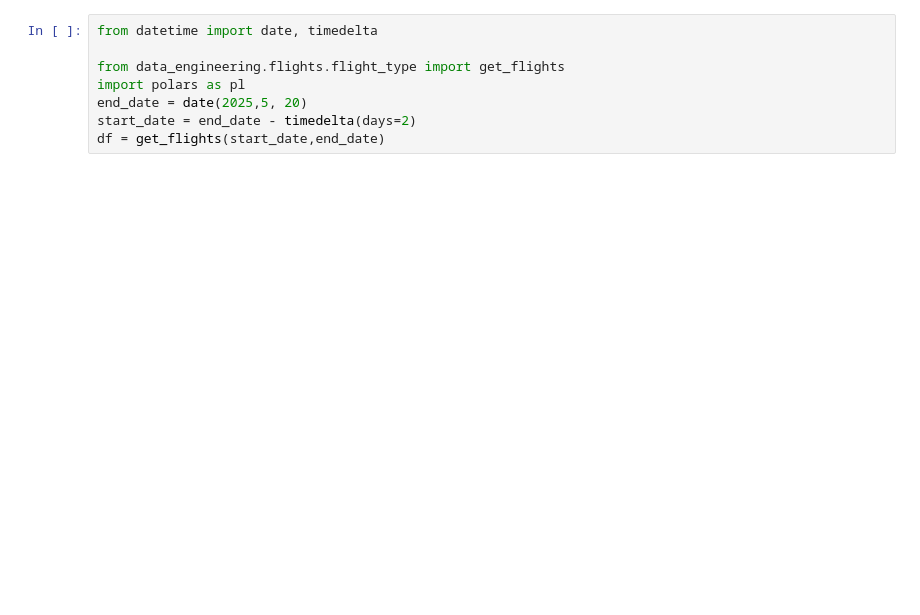
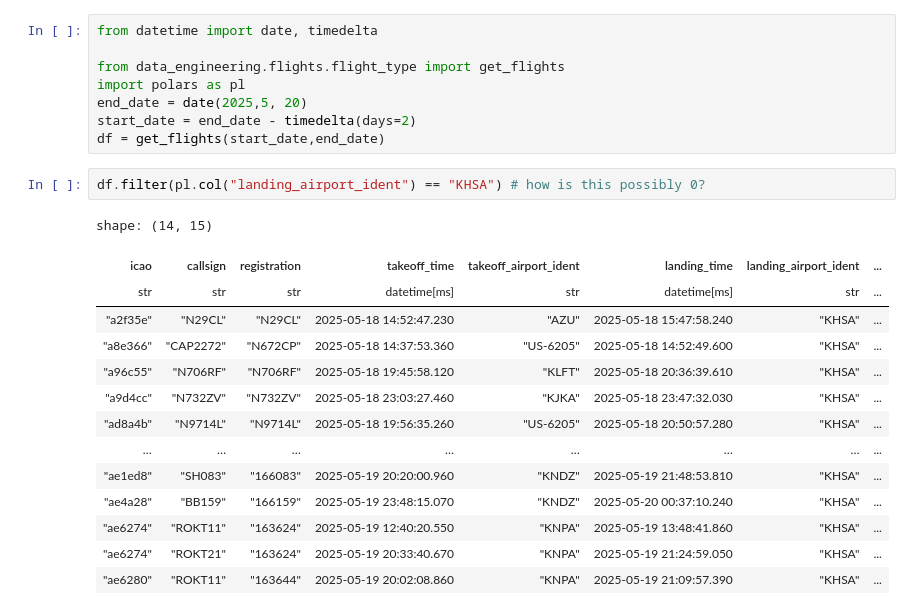
Before and after one commit to PlaneQuery/planequery-data, a Jupyter notebook: notebooks/pia/resolver.ipynb, the cells around one changed output. Drawn from its saved outputs; the diff is of its cells as text; blank space fills up the shorter version.

```diff
--- a/notebooks/pia/resolver.ipynb
+++ b/notebooks/pia/resolver.ipynb
@@ -6,4 +6,21 @@ import polars as pl
 end_date = date(2025,5, 20)
 start_date = end_date - timedelta(days=2)
 df = get_flights(start_date,end_date)
+# %%
+df.filter(pl.col("landing_airport_ident") == "KHSA") # how is this possibly 0?
+# %% [output]
+shape: (14, 15)
+| icao | callsign | registration | takeoff_time | takeoff_airport_ident | landing_time | landing_airport_ident | ... |
+| str | str | str | datetime[ms] | str | datetime[ms] | str | ... |
+| "a2f35e" | "N29CL" | "N29CL" | 2025-05-18 14:52:47.230 | "AZU" | 2025-05-18 15:47:58.240 | "KHSA" | ... |
+| "a8e366" | "CAP2272" | "N672CP" | 2025-05-18 14:37:53.360 | "US-6205" | 2025-05-18 14:52:49.600 | "KHSA" | ... |
+| "a96c55" | "N706RF" | "N706RF" | 2025-05-18 19:45:58.120 | "KLFT" | 2025-05-18 20:36:39.610 | "KHSA" | ... |
+| "a9d4cc" | "N732ZV" | "N732ZV" | 2025-05-18 23:03:27.460 | "KJKA" | 2025-05-18 23:47:32.030 | "KHSA" | ... |
+| "ad8a4b" | "N9714L" | "N9714L" | 2025-05-18 19:56:35.260 | "US-6205" | 2025-05-18 20:50:57.280 | "KHSA" | ... |
+| … | … | … | … | … | … | … | ... |
+| "ae1ed8" | "SH083" | "166083" | 2025-05-19 20:20:00.960 | "KNDZ" | 2025-05-19 21:48:53.810 | "KHSA" | ... |
+| "ae4a28" | "BB159" | "166159" | 2025-05-19 23:48:15.070 | "KNDZ" | 2025-05-20 00:37:10.240 | "KHSA" | ... |
+| "ae6274" | "ROKT11" | "163624" | 2025-05-19 12:40:20.550 | "KNPA" | 2025-05-19 13:48:41.860 | "KHSA" | ... |
+| "ae6274" | "ROKT21" | "163624" | 2025-05-19 20:33:40.670 | "KNPA" | 2025-05-19 21:24:59.050 | "KHSA" | ... |
+| "ae6280" | "ROKT11" | "163644" | 2025-05-19 20:02:08.860 | "KNPA" | 2025-05-19 21:09:57.390 | "KHSA" | ... |
 # %%
```
Also changed, not shown: parts of 20 cells of this notebook, 1 other file.
